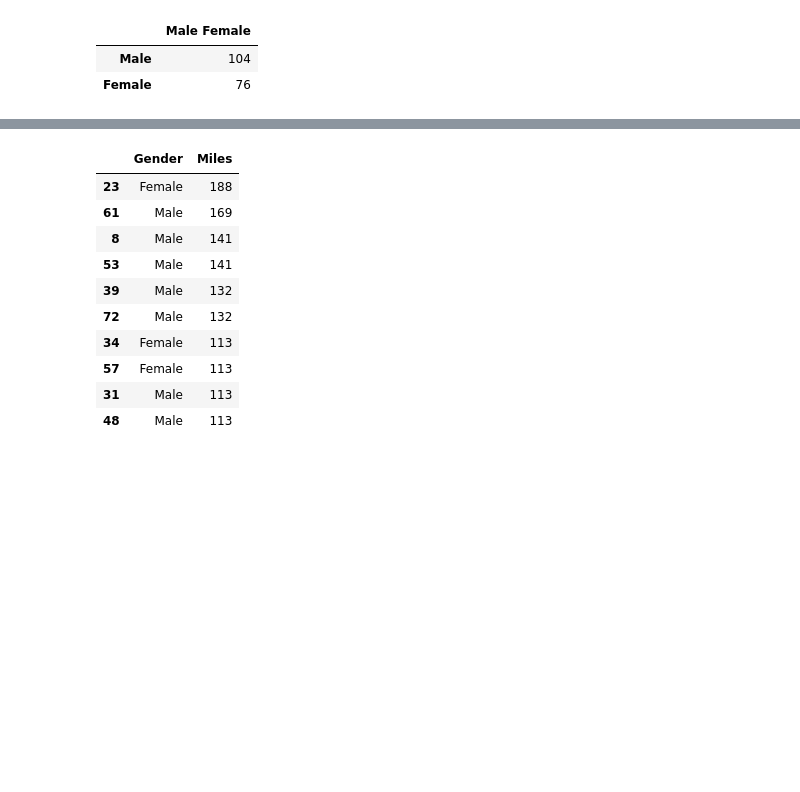
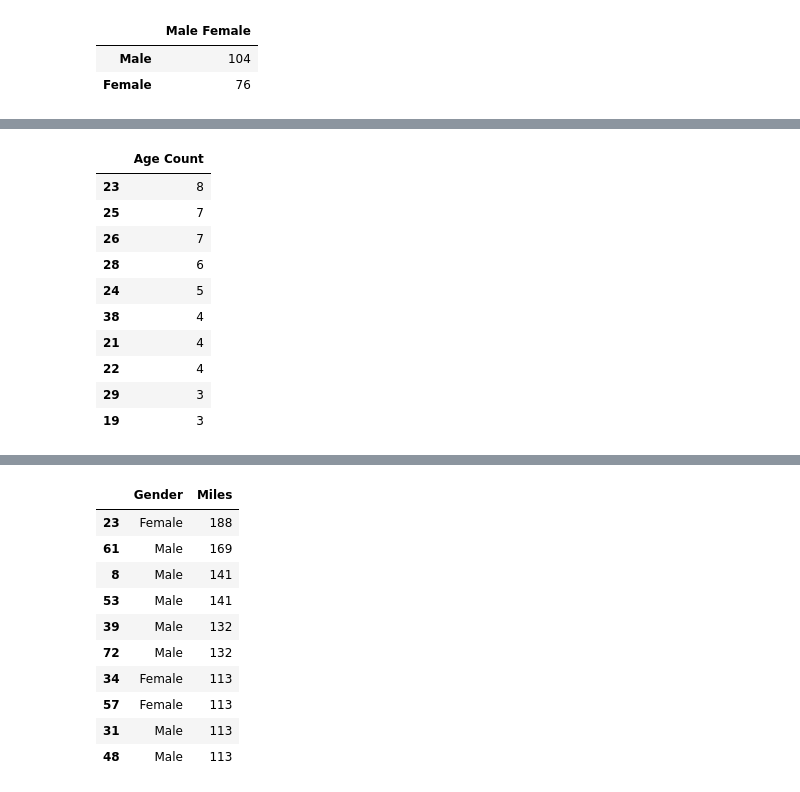
Before and after one commit to pkmariya/Python, a Jupyter notebook: AerofitCaseStudy_Mariya_DSMLJune22.ipynb, the cells around one changed output, grey strips where cells are left out. Cells and saved outputs as stored; diff of their text form; code cells hidden in the pictures; blank space fills up the shorter version.

```diff
--- a/AerofitCaseStudy_Mariya_DSMLJune22.ipynb
+++ b/AerofitCaseStudy_Mariya_DSMLJune22.ipynb
@@ -184,0 +175,17 @@ Name: Gender, Length: 180, dtype: object
+# %%
+# Top 10 users of the product KP281 by Age
+top10_KP1 = {'Age Count': aero_df[aero_df['Product']=='KP281']['Age'].value_counts()}
+top10_KP1_df = pd.DataFrame(top10_KP1)
+top10_KP1_df.head(10)
+# %% [output]
+|  | Age Count |
+| 23 | 8 |
+| 25 | 7 |
+| 26 | 7 |
+| 28 | 6 |
+| 24 | 5 |
+| 38 | 4 |
+| 21 | 4 |
+| 22 | 4 |
+| 29 | 3 |
+| 19 | 3 |
```
Also changed, not shown: parts of 6 cells of this notebook.
